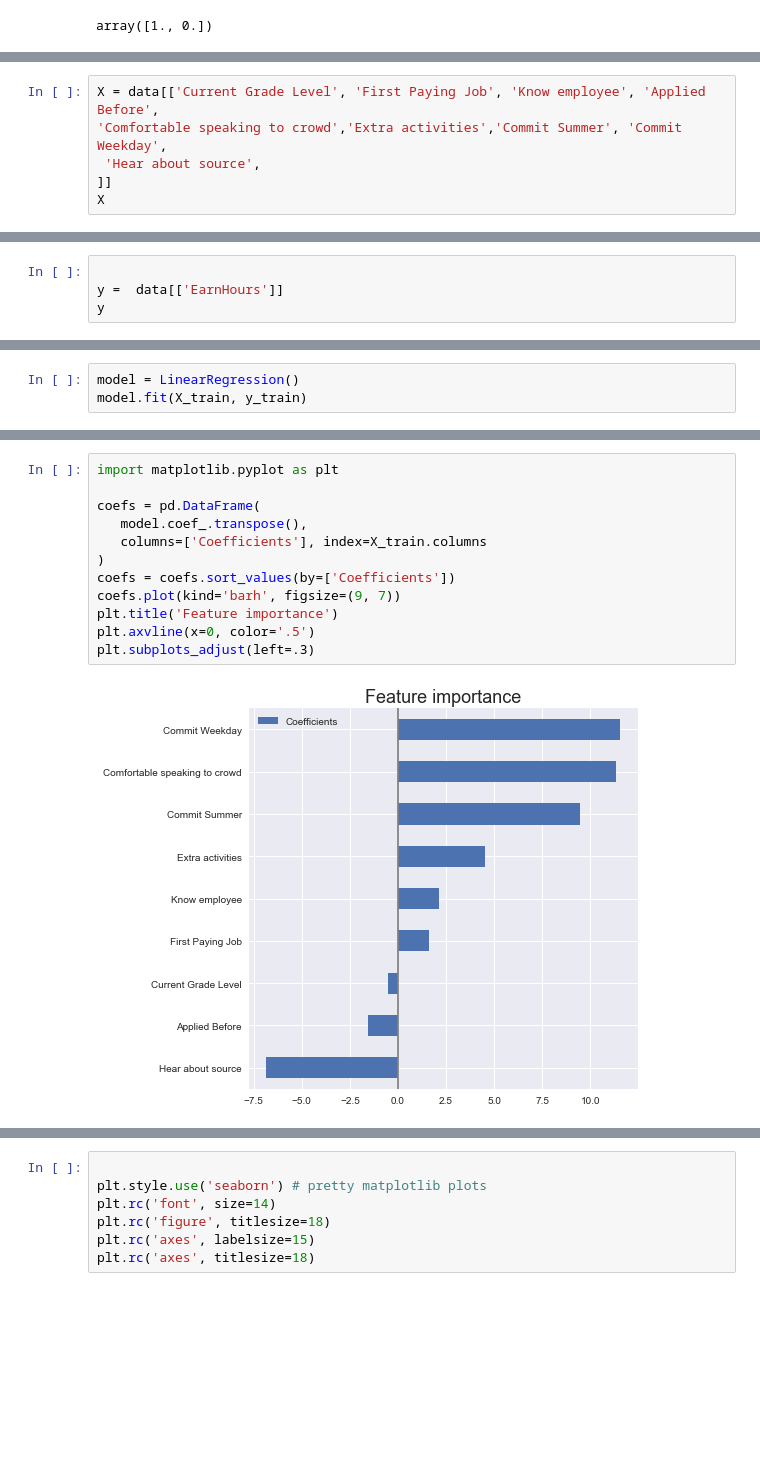
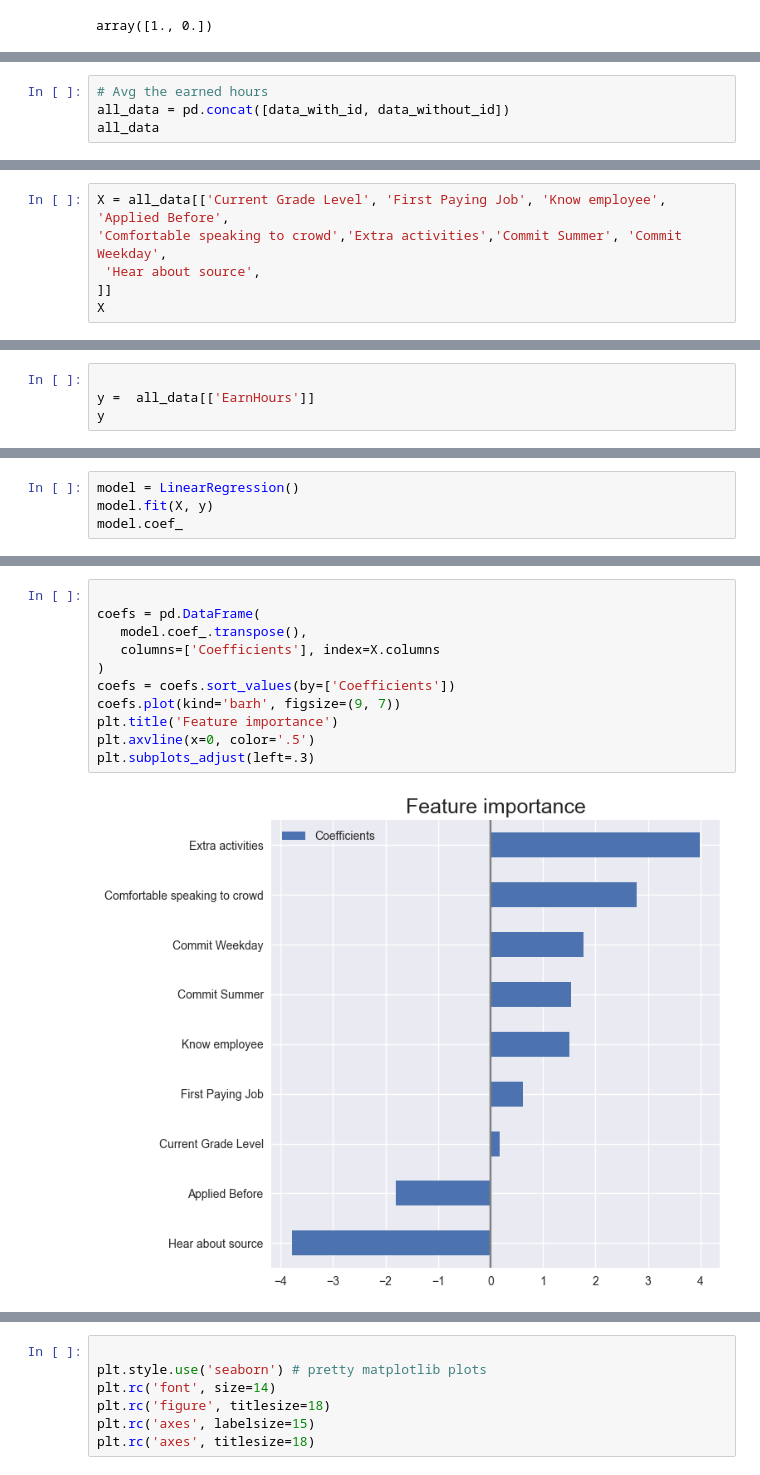
Before and after one commit to Ruthless-Raven/W.I.L.D-ZOO-CAPSTONE-, a Jupyter notebook: code/linear regression.ipynb, the cells around one changed output, grey strips where cells are left out. Cells and saved outputs as stored; diff of their text form; blank space fills up the shorter version.

Commit message:
adjust current logic

```diff
--- a/code/linear regression.ipynb
+++ b/code/linear regression.ipynb
@@ -60,0 +120,4 @@ array([1., 0.])
+# %%
+# Avg the earned hours
+all_data = pd.concat([data_with_id, data_without_id])
+all_data
@@ -61,5 +140,5 @@ array([1., 0.])
 # %%
-X = data[['Current Grade Level', 'First Paying Job', 'Know employee', 'Applied Before',
+X = all_data[['Current Grade Level', 'First Paying Job', 'Know employee', 'Applied Before',
 'Comfortable speaking to crowd','Extra activities','Commit Summer', 'Commit Weekday',
  'Hear about source',
 ]]
@@ -81,6 +160,6 @@ X
 # %%
 
-y =  data[['EarnHours']]
+y =  all_data[['EarnHours']]
 y
 # %% [output]
 |  | EarnHours |
@@ -102,4 +178,5 @@ X_train, X_test, y_train, y_test = train_test_split( X, y, test_size=0.3, random
 # %%
 model = LinearRegression()
-model.fit(X_train, y_train)
+model.fit(X, y)
+model.coef_
 # %% [output]
@@ -112,14 +185,13 @@ array([[-0.5204772 ,  1.62813134,  2.13729355, -1.57143812, 11.34964398,
 # %%
-import matplotlib.pyplot as plt
 
 coefs = pd.DataFrame(
    model.coef_.transpose(),
-   columns=['Coefficients'], index=X_train.columns
+   columns=['Coefficients'], index=X.columns
 )
 coefs = coefs.sort_values(by=['Coefficients'])
 coefs.plot(kind='barh', figsize=(9, 7))
 plt.title('Feature importance')
 plt.axvline(x=0, color='.5')
 plt.subplots_adjust(left=.3)
 # %% [output]
-[figure, old version]
+[figure, new version]
```
Also changed, not shown: parts of 24 cells of this notebook.
